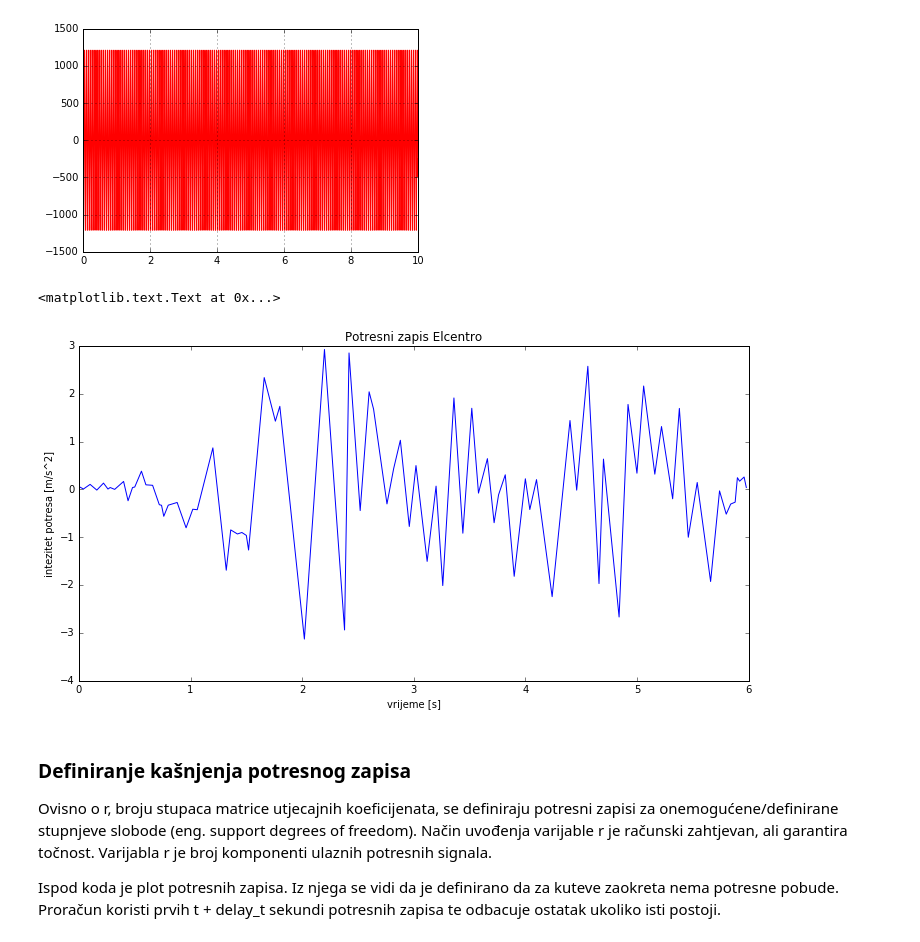
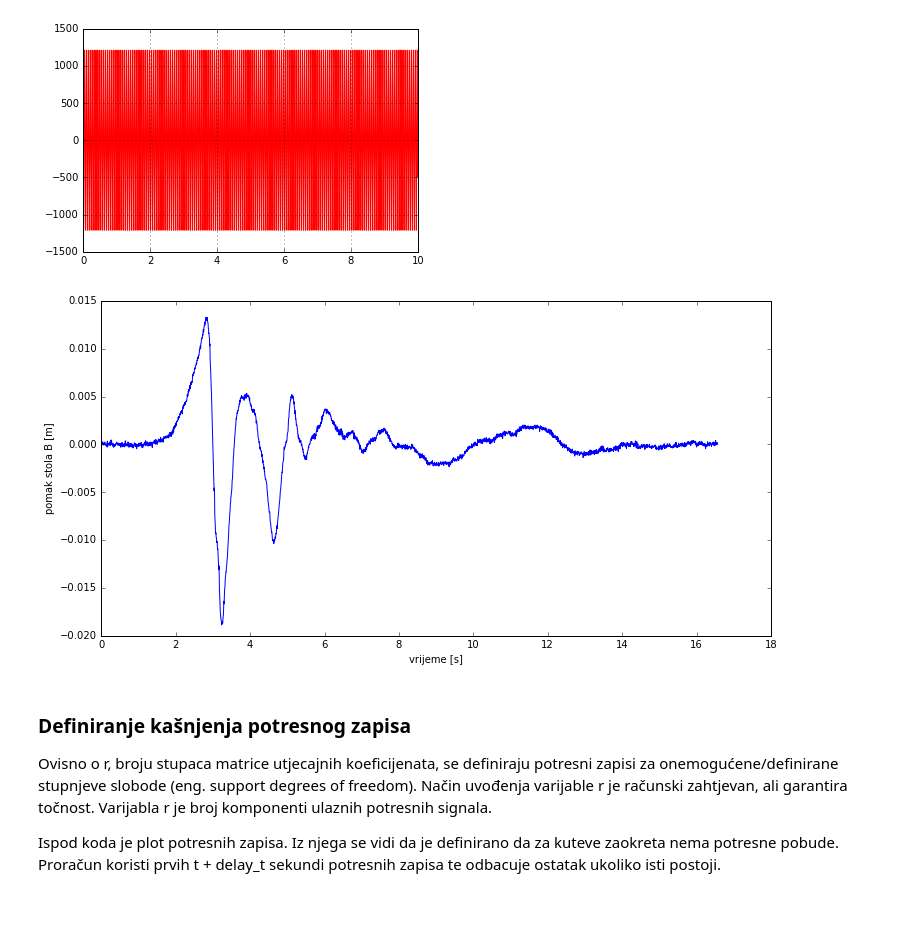
Before and after one commit to Ivan768/MSE-diplomski, a Jupyter notebook: MSE.ipynb, the cells around one changed output. Cells and saved outputs as stored; diff of their text form; code cells hidden in the pictures; blank space fills up the shorter version.

```diff
--- a/MSE.ipynb
+++ b/MSE.ipynb
@@ -625,39 +625,39 @@ def xg_vrijeme_osn(potres, delay_t):
         korak = xg_vrijeme_zapis[1] - xg_vrijeme_zapis[0]
         xg_vrijeme_zapis = xg_vrijeme_zapis[:int((t+delay_t)/korak)]
     return xg_vrijeme_zapis
 
 def xg_intezitet_osn(potres, delay_t):
     """Ova funkcija izvlaci potresni zapis iz pripremljenih datoteka kao npr.
     El Centro. Za harmonicnu pobudu je potrebno napisati A sin T sa razmakom.
     Trajanje bilo kojeg potresa ce biti jednako varijabli t definiranoj u
     poglavlju Ulazni podaci."""
     if "sinus" in potres:
         A = float(potres.split(" sinus ")[0])
         T = float(potres.split(" sinus ")[1])
         intezitet = A * np.sin(2*np.pi * xg_vrijeme_osn(potres, delay_t)  / T)
     elif potres == "const":
         intezitet = xg_vrijeme_osn(potres, delay_t)*0 + 9.81
     elif potres == "eksperiment":
         xg = np.fromfile("eksperiment.dat", sep=' ')
         pomak = (xg[2::3] - xg[2]) / 100 # [cm]
         #intezitet = np.gradient(np.gradient(pomak, 0.00625), 0.00625) # MKR - central difference
         intezitet = pomak
     else:
         xg = np.fromfile(potres + ".dat", sep=' ')
         xg_vrijeme_zapis = xg[::2] # parne vrijednosti elcentro.dat ~~~ npr. 0,2,4,...
         korak = xg_vrijeme_zapis[1] - xg_vrijeme_zapis[0]
         intezitet = xg[1::2][:int((t+delay_t)/korak)] * 9.81 # neparne vrijednosti elcentro.dat ~~~ npr. 1,3,...
     return intezitet
 
 fig, axes = plt.subplots(figsize = (12,6))
-axes.plot(xg_vrijeme_osn("Elcentro", delay_t_primjer),
-          xg_intezitet_osn("Elcentro", delay_t_primjer))
+axes.plot(xg_vrijeme_osn("eksperiment", delay_t_primjer),
+          xg_intezitet_osn("eksperiment", delay_t_primjer))
 axes.set_xlabel("vrijeme [s]")
-axes.set_ylabel("intezitet potresa [m/s^2]")
-axes.set_title("Potresni zapis Elcentro")
+axes.set_ylabel("pomak stola B [m]")
+axes.set_title("")
+fig.savefig("eksper")
 # %% [output]
-<matplotlib.text.Text at 0x...>
-[figure, old version]
+[figure, new version]
 # %% [markdown]
 ### Definiranje kašnjenja potresnog zapisa
 
```
Also changed, not shown: parts of 2 cells of this notebook, 2 other files.
